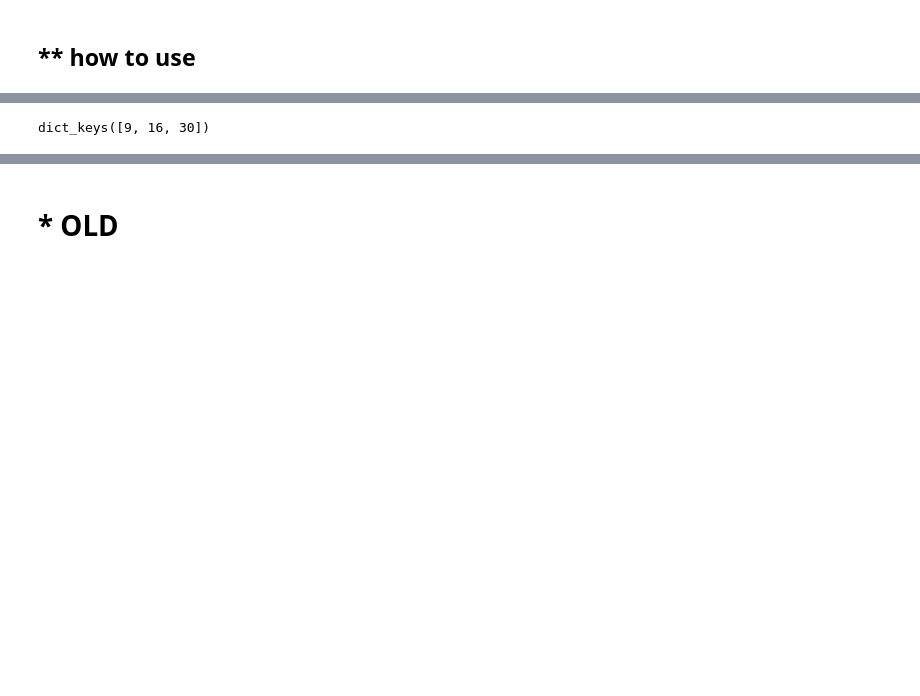
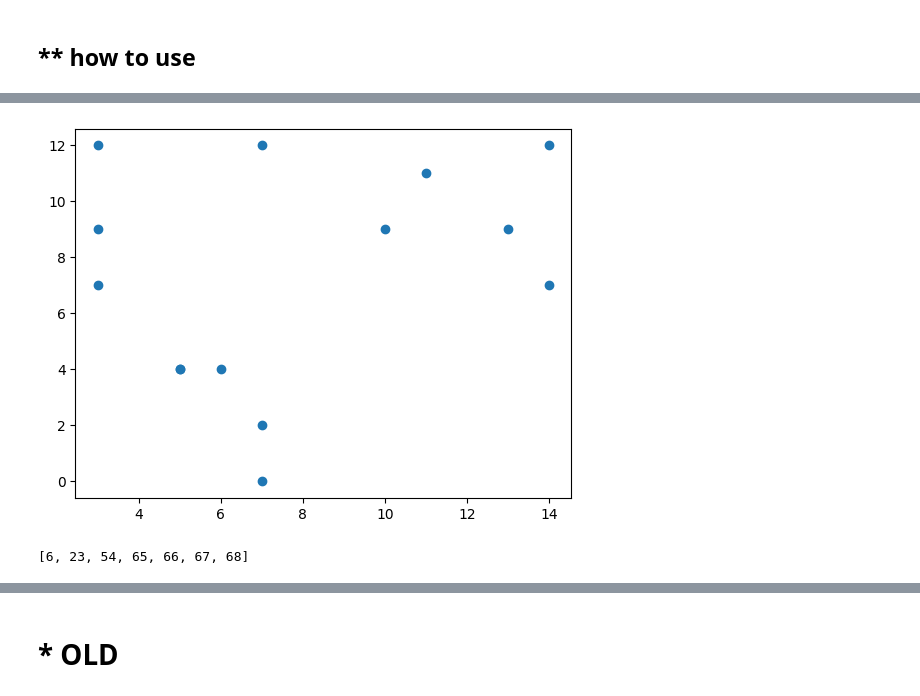
Before and after one commit to Dim314159/unsupervised, a Jupyter notebook: HDBSCAN_1.ipynb, the cells around one changed output, grey strips where cells are left out. Saved outputs shown, nothing was run; the diff lists cells and outputs as text; code cells hidden in the pictures; blank space fills up the shorter version.

```diff
--- a/HDBSCAN_1.ipynb
+++ b/HDBSCAN_1.ipynb
@@ -577 +608,9 @@ X_train.shape
+# %%
+idxs = [48, 59, 54, 45, 58, 50, 56, 51, 46, 53, 52, 49, 47, 55]
+x = X_train[idxs, 0]
+y = X_train[idxs, 1]
+plt.scatter(x, y)
+plt.show()
+# %% [output]
+[figure, added]
 # %%
@@ -589,7 +628,8 @@ ds_agent = DisjointSet(
 )
 # %%
 ds_agent.build_hierarchy(mst_edges)
-# %%
-ds_agent.clusters_hierarchy.keys()
-# %% [output]
-dict_keys([9, 16, 30])
+# %%
+cl_hier_keys = list(ds_agent.clusters_hierarchy.keys())
+cl_hier_keys
+# %% [output]
+[6, 23, 54, 65, 66, 67, 68]
```
Also changed, not shown: parts of 17 cells of this notebook.
